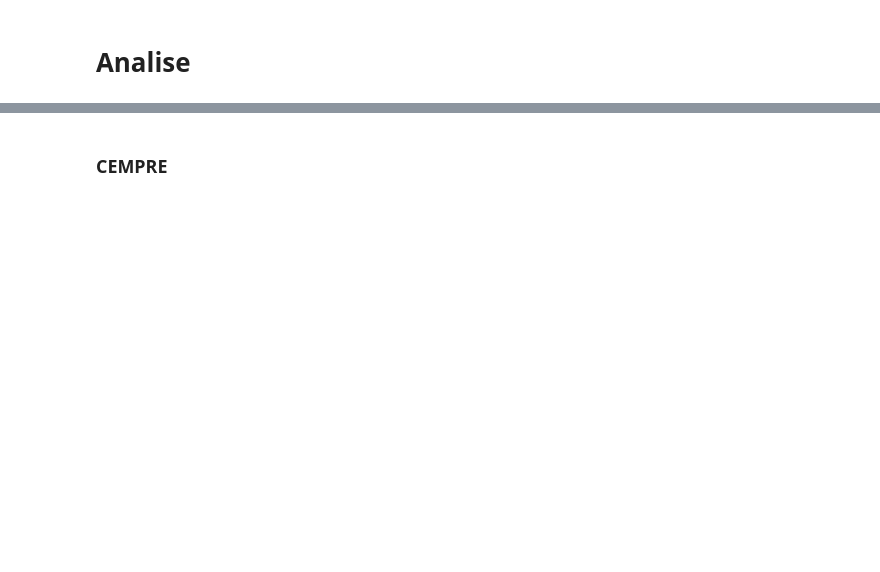
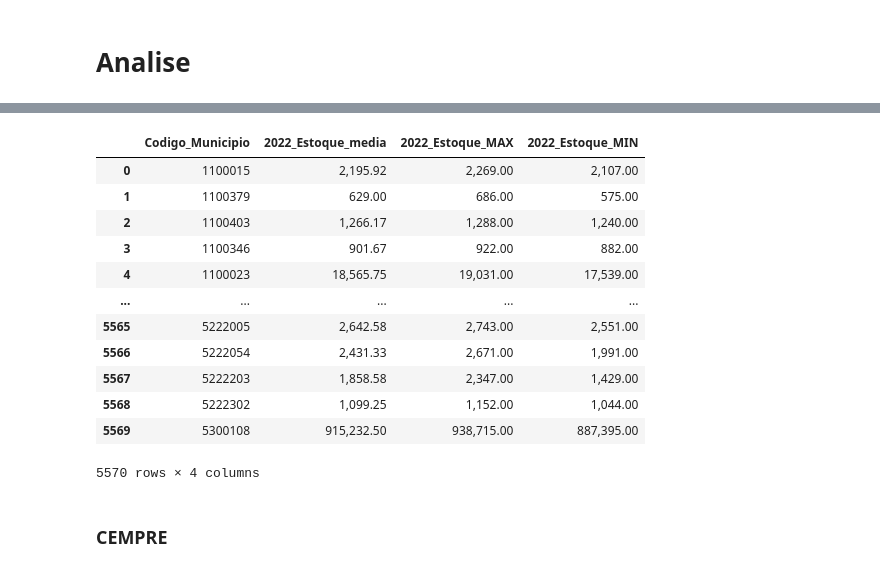
Before and after one commit to AHChaves/IC-InSAN, a Jupyter notebook: Integracao/integracao_2022.ipynb, the cells around one changed output, grey strips where cells are left out. Drawn from its saved outputs; the diff is of its cells as text; code cells hidden in the pictures; blank space fills up the shorter version.

```diff
--- a/Integracao/integracao_2022.ipynb
+++ b/Integracao/integracao_2022.ipynb
@@ -18,3 +40,19 @@ cempre = pd.read_excel("../dataset/Economico/Renda e Desenvolvimento/Renda Per C
+# %%
+caged
+# %% [output]
+|  | Codigo_Municipio | 2022_Estoque_media | 2022_Estoque_MAX | 2022_Estoque_MIN |
+| 0 | 1100015 | 2,195.92 | 2,269.00 | 2,107.00 |
+| 1 | 1100379 | 629.00 | 686.00 | 575.00 |
+| 2 | 1100403 | 1,266.17 | 1,288.00 | 1,240.00 |
+| 3 | 1100346 | 901.67 | 922.00 | 882.00 |
+| 4 | 1100023 | 18,565.75 | 19,031.00 | 17,539.00 |
+| ... | ... | ... | ... | ... |
+| 5565 | 5222005 | 2,642.58 | 2,743.00 | 2,551.00 |
+| 5566 | 5222054 | 2,431.33 | 2,671.00 | 1,991.00 |
+| 5567 | 5222203 | 1,858.58 | 2,347.00 | 1,429.00 |
+| 5568 | 5222302 | 1,099.25 | 1,152.00 | 1,044.00 |
+| 5569 | 5300108 | 915,232.50 | 938,715.00 | 887,395.00 |
+5570 rows × 4 columns
 # %% [markdown]
 ### CEMPRE
 # %%
```
Also changed, not shown: parts of 10 cells of this notebook.
